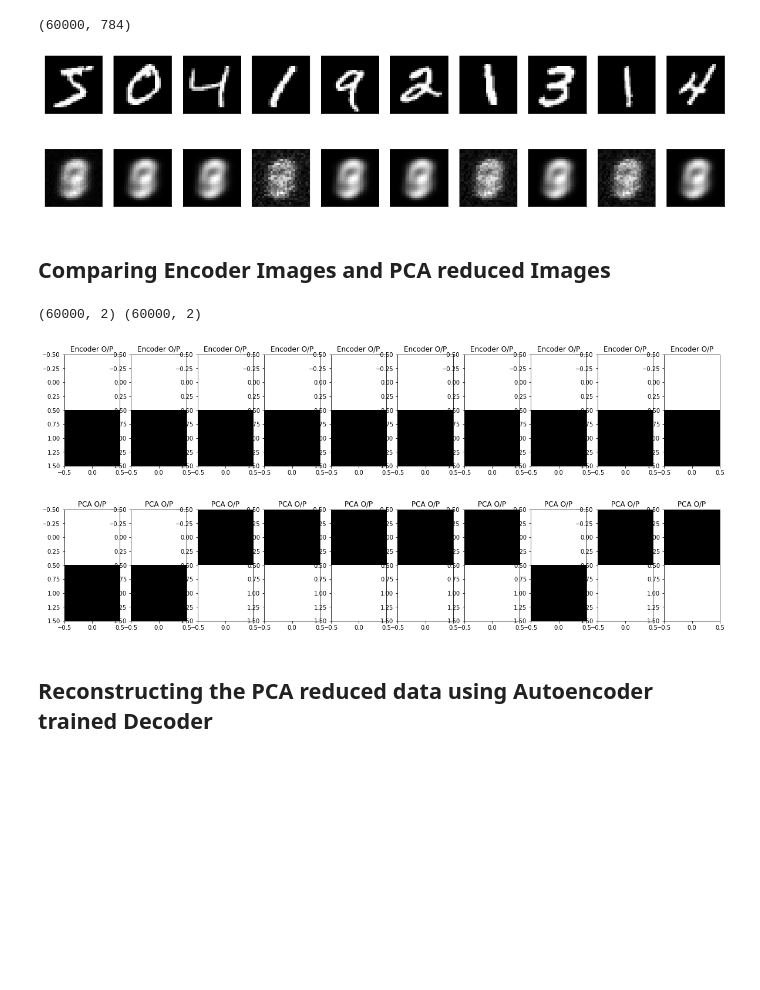
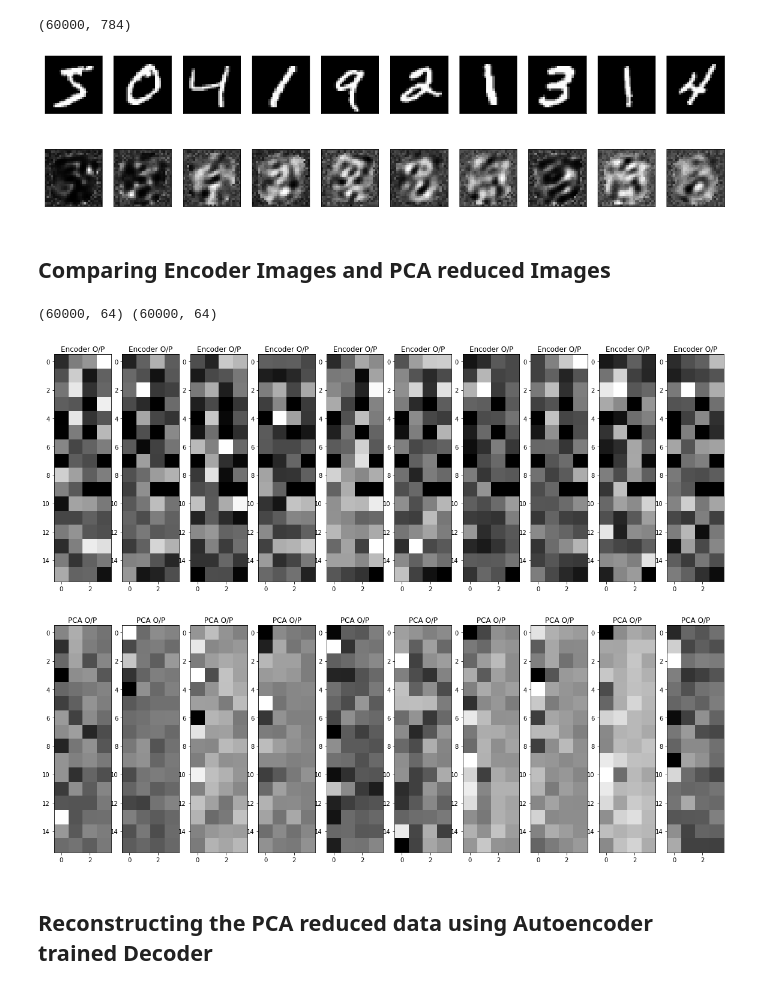
Before and after one commit to Vaibhav11002/MTech-Thesis-IITH, a Jupyter notebook: Autoencoders/AUTOENCODERS.ipynb, the cells around one changed output. Cells and saved outputs as stored; diff of their text form; code cells hidden in the pictures; blank space fills up the shorter version.

```diff
--- a/Autoencoders/AUTOENCODERS.ipynb
+++ b/Autoencoders/AUTOENCODERS.ipynb
@@ -79,7 +79,7 @@ plt.plot(X_train[0])
 # Vanilla Autoencoder Implementation
 # %%
 input_size = 784
-hidden_size = 2 #64
+hidden_size = 64
 output_size = 784
 # %%
 x = Input(shape=(input_size,))
@@ -174,7 +188,7 @@ n = 10
 plt.figure(figsize=(20, 8))
 for i in range(n):
     ax = plt.subplot(1, n, i+1)
-    plt.imshow(encoded_images[i].reshape(1, 2).T)
+    plt.imshow(encoded_images[i].reshape(4, 16).T)
     plt.gray()
 plt.show()
 # %% [output]
@@ -346,6 +360,6 @@ plt.show()
 # %% [output]
 [figure]
 # %%
-pca = PCA(n_components=2)#64) # components to keep 64 -> 8*8 dimensional data
+pca = PCA(n_components=64) # components to keep 64 -> 8*8 dimensional data
 pca.fit(X_train)
 # %% [output]
@@ -409,7 +476,7 @@ n = 10
 plt.figure(figsize=(20, 8))
 for i in range(n):
     ax = plt.subplot(1, n, i+1)
-    plt.imshow(X_train_pca[i].reshape(1, 2).T)
+    plt.imshow(X_train_pca[i].reshape(4, 16).T)
     plt.gray()
 plt.show()
 
@@ -470,33 +537,33 @@ for i in range(n):
 
 plt.show()
 # %% [output]
-[figure, old version]
+[figure, new version]
 # %% [markdown]
 ## Comparing Encoder Images and PCA reduced Images
 # %%
 print(encoded_train_img.shape, X_train_pca.shape)
 # %% [output]
-(60000, 2) (60000, 2)
+(60000, 64) (60000, 64)
 # %%
 n = 10
 plt.figure(figsize=(20, 8))
 for i in range(n):
     ax = plt.subplot(1, n, i+1)
     plt.title('Encoder O/P')
-    plt.imshow(encoded_train_img[i].reshape(1, 2).T)
+    plt.imshow(encoded_train_img[i].reshape(4, 16).T)
     plt.gray()
 plt.show()
 
 plt.figure(figsize=(20, 8))
 for i in range(n):
     ax = plt.subplot(1, n, i+1)
     plt.title('PCA O/P')
-    plt.imshow(X_train_pca[i].reshape(1, 2).T)
+    plt.imshow(X_train_pca[i].reshape(4, 16).T)
     plt.gray()
 plt.show()
 # %% [output]
-[figure, old version]
+[figure, new version]
-[figure, old version]
+[figure, new version]
 # %% [markdown]
 ## Reconstructing the PCA reduced data using Autoencoder trained Decoder
 # %% [markdown]
```
Also changed, not shown: parts of 27 cells of this notebook, 6 other files.
